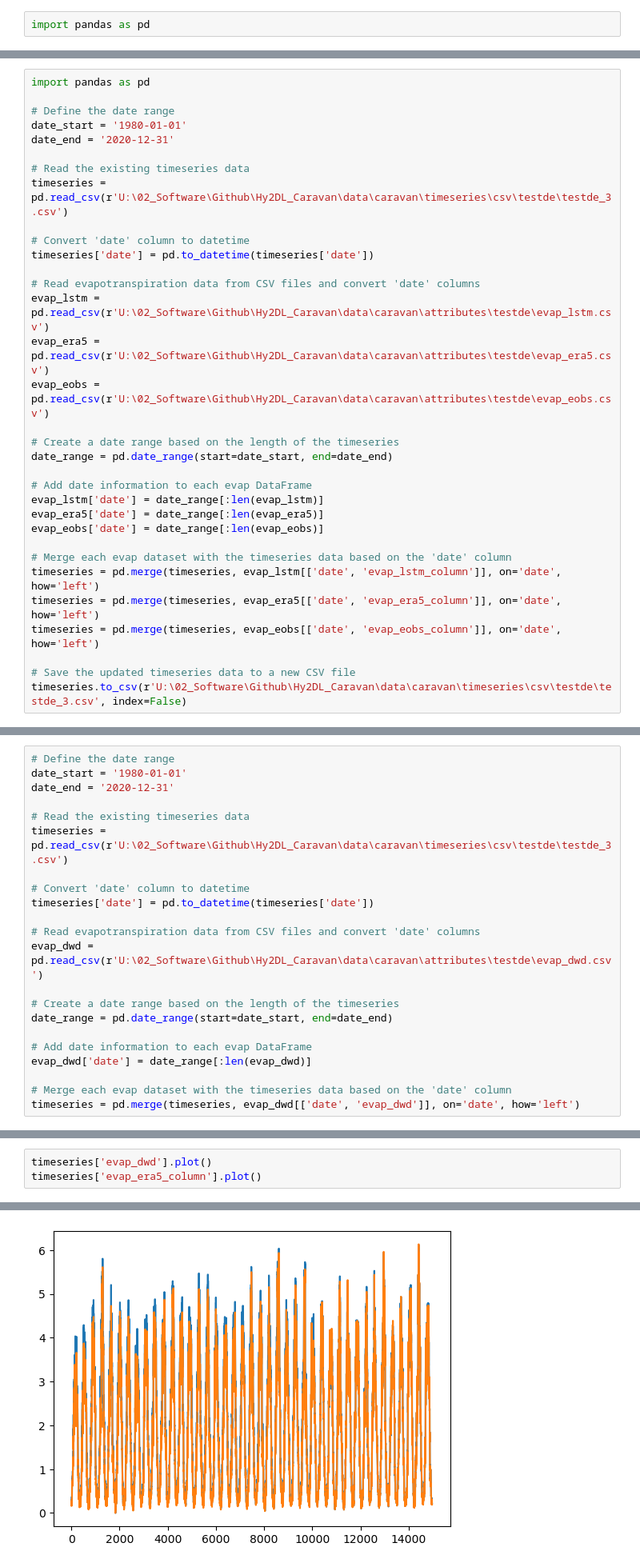
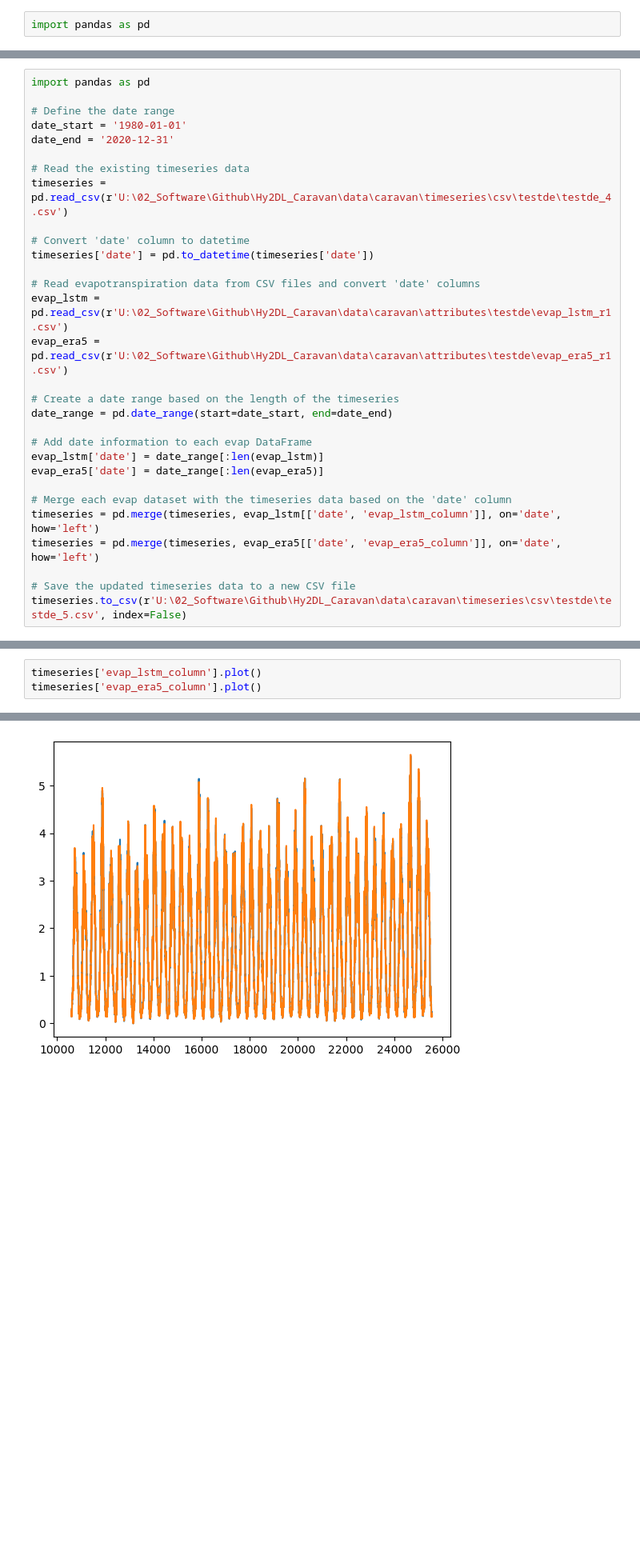
Before and after one commit to Ash-Manoj/Hy2DL_Caravan, a Jupyter notebook: Hy2DL/experiments/combine_precip.ipynb, the cells around one changed output, grey strips where cells are left out. Shown: that part at 80% size. Cells and saved outputs as stored; diff of their text form; blank space fills up the shorter version.

```diff
--- a/Hy2DL/experiments/combine_precip.ipynb
+++ b/Hy2DL/experiments/combine_precip.ipynb
@@ -190,15 +95,14 @@ date_start = '1980-01-01'
 date_end = '2020-12-31'
 
 # Read the existing timeseries data
-timeseries = pd.read_csv(r'U:\02_Software\Github\Hy2DL_Caravan\data\caravan\timeseries\csv\testde\testde_3.csv')
+timeseries = pd.read_csv(r'U:\02_Software\Github\Hy2DL_Caravan\data\caravan\timeseries\csv\testde\testde_4.csv')
 
 # Convert 'date' column to datetime
 timeseries['date'] = pd.to_datetime(timeseries['date'])
 
 # Read evapotranspiration data from CSV files and convert 'date' columns
-evap_lstm = pd.read_csv(r'U:\02_Software\Github\Hy2DL_Caravan\data\caravan\attributes\testde\evap_lstm.csv')
-evap_era5 = pd.read_csv(r'U:\02_Software\Github\Hy2DL_Caravan\data\caravan\attributes\testde\evap_era5.csv')
-evap_eobs = pd.read_csv(r'U:\02_Software\Github\Hy2DL_Caravan\data\caravan\attributes\testde\evap_eobs.csv')
+evap_lstm = pd.read_csv(r'U:\02_Software\Github\Hy2DL_Caravan\data\caravan\attributes\testde\evap_lstm_r1.csv')
+evap_era5 = pd.read_csv(r'U:\02_Software\Github\Hy2DL_Caravan\data\caravan\attributes\testde\evap_era5_r1.csv')
 
 # Create a date range based on the length of the timeseries
 date_range = pd.date_range(start=date_start, end=date_end)
@@ -206,12 +110,10 @@ date_range = pd.date_range(start=date_start, end=date_end)
 # Add date information to each evap DataFrame
 evap_lstm['date'] = date_range[:len(evap_lstm)]
 evap_era5['date'] = date_range[:len(evap_era5)]
-evap_eobs['date'] = date_range[:len(evap_eobs)]
 
 # Merge each evap dataset with the timeseries data based on the 'date' column
 timeseries = pd.merge(timeseries, evap_lstm[['date', 'evap_lstm_column']], on='date', how='left')
 timeseries = pd.merge(timeseries, evap_era5[['date', 'evap_era5_column']], on='date', how='left')
-timeseries = pd.merge(timeseries, evap_eobs[['date', 'evap_eobs_column']], on='date', how='left')
 
 # Save the updated timeseries data to a new CSV file
-timeseries.to_csv(r'U:\02_Software\Github\Hy2DL_Caravan\data\caravan\timeseries\csv\testde\testde_3.csv', index=False)
+timeseries.to_csv(r'U:\02_Software\Github\Hy2DL_Caravan\data\caravan\timeseries\csv\testde\testde_5.csv', index=False)
@@ -234,22 +119,0 @@ evap_eobs
-# %%
-# Define the date range
-date_start = '1980-01-01'
-date_end = '2020-12-31'
-
-# Read the existing timeseries data
-timeseries = pd.read_csv(r'U:\02_Software\Github\Hy2DL_Caravan\data\caravan\timeseries\csv\testde\testde_3.csv')
-
-# Convert 'date' column to datetime
-timeseries['date'] = pd.to_datetime(timeseries['date'])
-
-# Read evapotranspiration data from CSV files and convert 'date' columns
-evap_dwd = pd.read_csv(r'U:\02_Software\Github\Hy2DL_Caravan\data\caravan\attributes\testde\evap_dwd.csv')
-
-# Create a date range based on the length of the timeseries
-date_range = pd.date_range(start=date_start, end=date_end)
-
-# Add date information to each evap DataFrame
-evap_dwd['date'] = date_range[:len(evap_dwd)]
-
-# Merge each evap dataset with the timeseries data based on the 'date' column
-timeseries = pd.merge(timeseries, evap_dwd[['date', 'evap_dwd']], on='date', how='left')
@@ -275,6 +139,6 @@ timeseries.to_csv(r'U:\02_Software\Github\Hy2DL_Caravan\data\caravan\timeseries\
 # %%
-timeseries['evap_dwd'].plot()
+timeseries['evap_lstm_column'].plot()
 timeseries['evap_era5_column'].plot()
 # %% [output]
 <Axes: >
-[figure, old version]
+[figure, new version]
```
Also changed, not shown: parts of 23 cells of this notebook, 23 other files.
